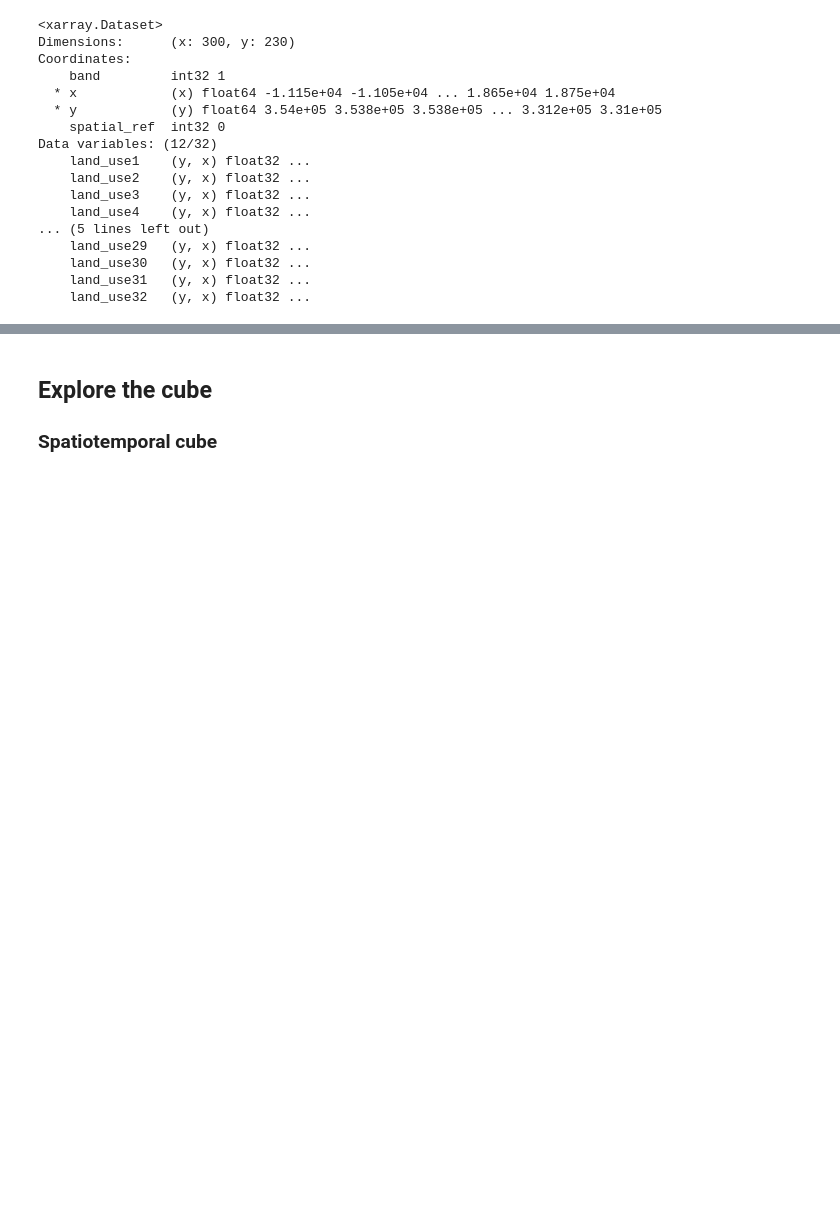
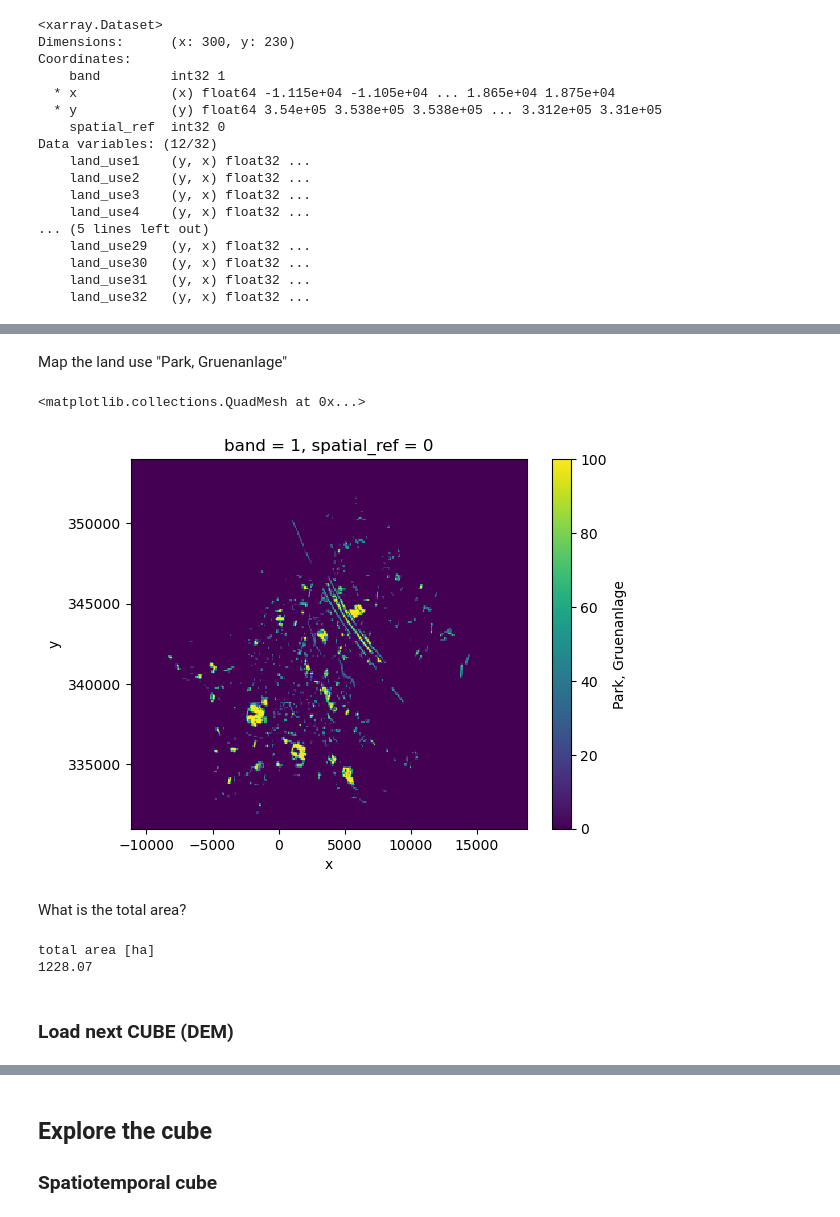
Before and after one commit to FAIRiCUBE/uc1-urban-climate, a Jupyter notebook: notebooks/demo/Vienna_data_cube.ipynb, the cells around one changed output, grey strips where cells are left out. Cells and saved outputs as stored; diff of their text form; code cells hidden in the pictures; blank space fills up the shorter version.

Commit message:
add. lut to xarray and plot a map

```diff
--- a/notebooks/demo/Vienna_data_cube.ipynb
+++ b/notebooks/demo/Vienna_data_cube.ipynb
@@ -93,3 +201,25 @@ Data variables: (12/32)
+# %% [markdown]
+Map the land use "Park, Gruenanlage"
+# %%
+
+green_area = ds_landuse.get("Park, Gruenanlage")
+
+#green_area_sum_area = green_area.sum()
+green_area.plot()
+# %% [output]
+<matplotlib.collections.QuadMesh at 0x...>
+[figure, added]
+# %% [markdown]
+What is the total area?
+# %%
+#print(green_area.sum(dim=['x','y']))
+print ("total area [ha]")
+print(green_area.values.sum() /100)
+# %% [output]
+total area [ha]
+1228.07
+# %% [markdown]
+### Load next  CUBE (DEM)
 # %%
 # digital elevation model
 da = rxr.open_rasterio(s3fs_FS.open('s3://fairicube/vienna_data/100m/r02_dem/r02_dem_mean_100m_b1_1_1.tif'))
```
Also changed, not shown: parts of 11 cells of this notebook.
